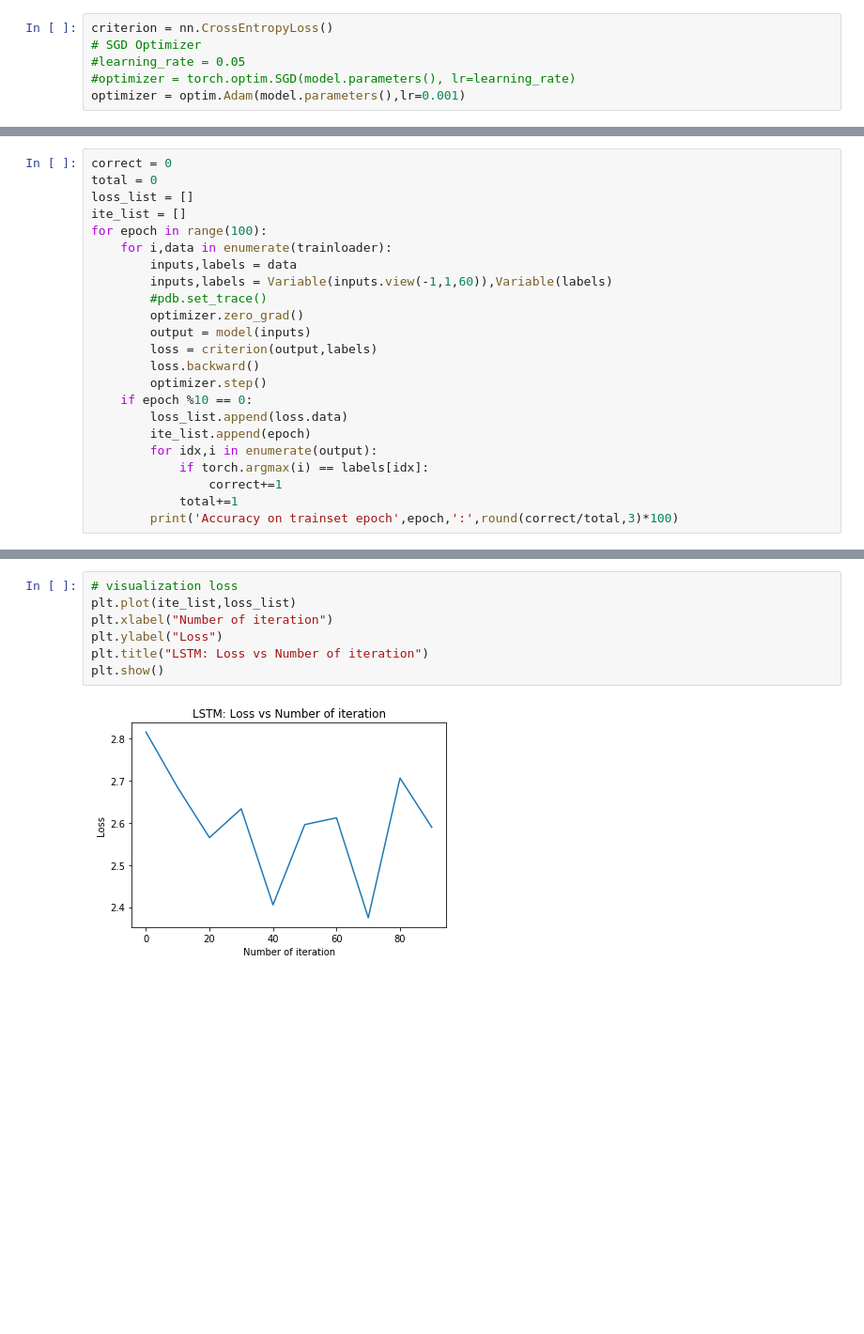
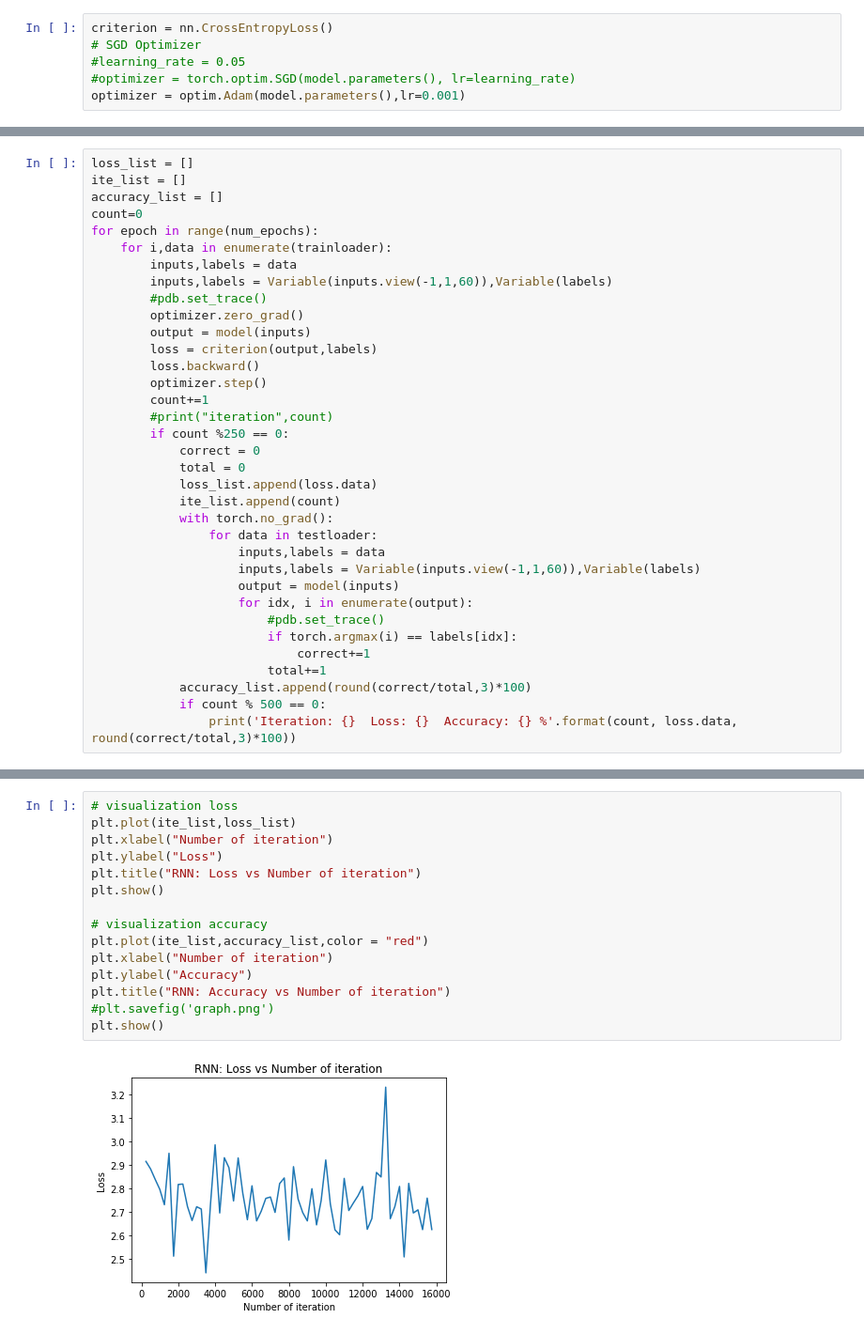
Before and after one commit to mirsahib/Project-Andromeda, a Jupyter notebook: Code/Pytorch/LSTM.ipynb, the cells around one changed output, grey strips where cells are left out. Shown at 94% size. Saved outputs shown, nothing was run; the diff lists cells and outputs as text; blank space fills up the shorter version.

```diff
--- a/Code/Pytorch/LSTM.ipynb
+++ b/Code/Pytorch/LSTM.ipynb
@@ -102,9 +111,9 @@ optimizer = optim.Adam(model.parameters(),lr=0.001)
 # %%
-correct = 0
-total = 0
 loss_list = []
 ite_list = []
-for epoch in range(100):
+accuracy_list = []
+count=0
+for epoch in range(num_epochs):
     for i,data in enumerate(trainloader):
         inputs,labels = data
         inputs,labels = Variable(inputs.view(-1,1,60)),Variable(labels)
@@ -114,12 +123,24 @@ for epoch in range(100):
         loss = criterion(output,labels)
         loss.backward()
         optimizer.step()
-    if epoch %10 == 0:
-        loss_list.append(loss.data)
-        ite_list.append(epoch)
-        for idx,i in enumerate(output):
-            if torch.argmax(i) == labels[idx]:
-                correct+=1
-            total+=1
-        print('Accuracy on trainset epoch',epoch,':',round(correct/total,3)*100)
+        count+=1
+        #print("iteration",count)
+        if count %250 == 0:
+            correct = 0
+            total = 0
+            loss_list.append(loss.data)
+            ite_list.append(count)
+            with torch.no_grad():
+                for data in testloader:
+                    inputs,labels = data
+                    inputs,labels = Variable(inputs.view(-1,1,60)),Variable(labels)
+                    output = model(inputs)
+                    for idx, i in enumerate(output):
+                        #pdb.set_trace()
+                        if torch.argmax(i) == labels[idx]:
+                            correct+=1
+                        total+=1
+            accuracy_list.append(round(correct/total,3)*100)
+            if count % 500 == 0:
+                print('Iteration: {}  Loss: {}  Accuracy: {} %'.format(count, loss.data, round(correct/total,3)*100))
 # %% [output]
@@ -154,9 +164,17 @@ Accuracy  26.1
 # %%
 # visualization loss
 plt.plot(ite_list,loss_list)
 plt.xlabel("Number of iteration")
 plt.ylabel("Loss")
-plt.title("LSTM: Loss vs Number of iteration")
+plt.title("RNN: Loss vs Number of iteration")
 plt.show()
+
+# visualization accuracy
+plt.plot(ite_list,accuracy_list,color = "red")
+plt.xlabel("Number of iteration")
+plt.ylabel("Accuracy")
+plt.title("RNN: Accuracy vs Number of iteration")
+#plt.savefig('graph.png')
+plt.show()
 # %% [output]
-[figure, old version]
+[figure, new version]
```
Also changed, not shown: parts of 5 cells of this notebook, 3 other files.
